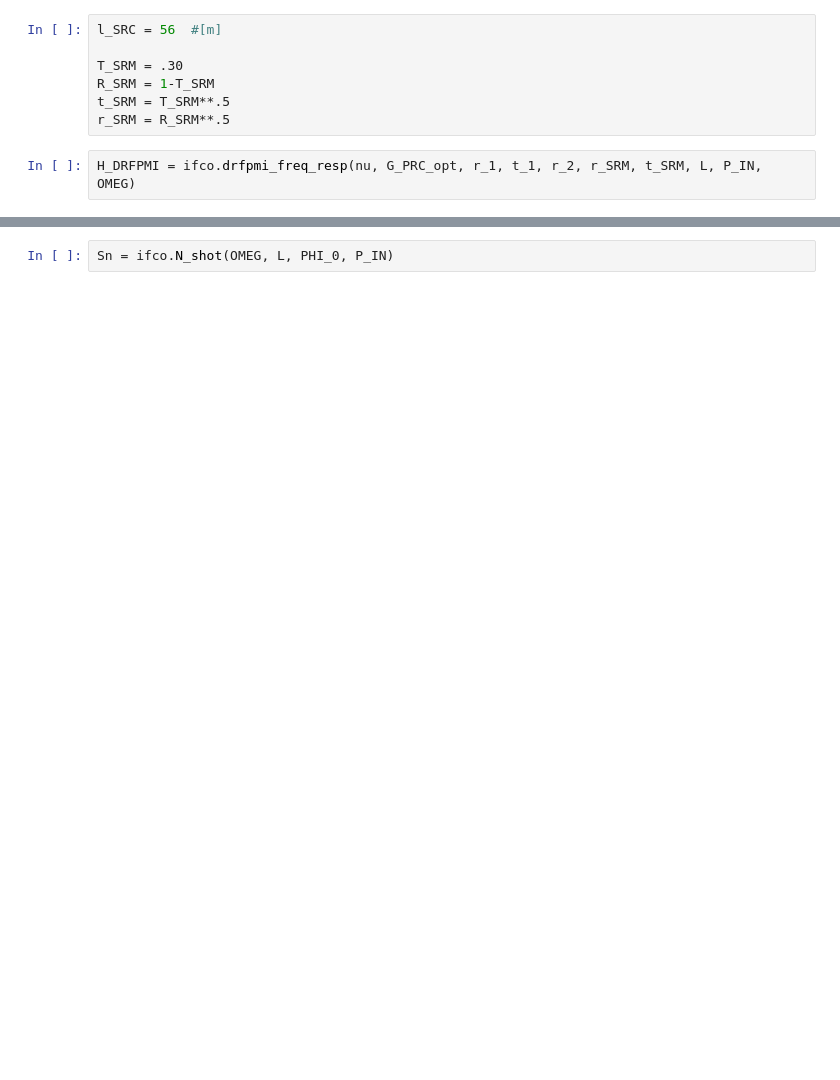
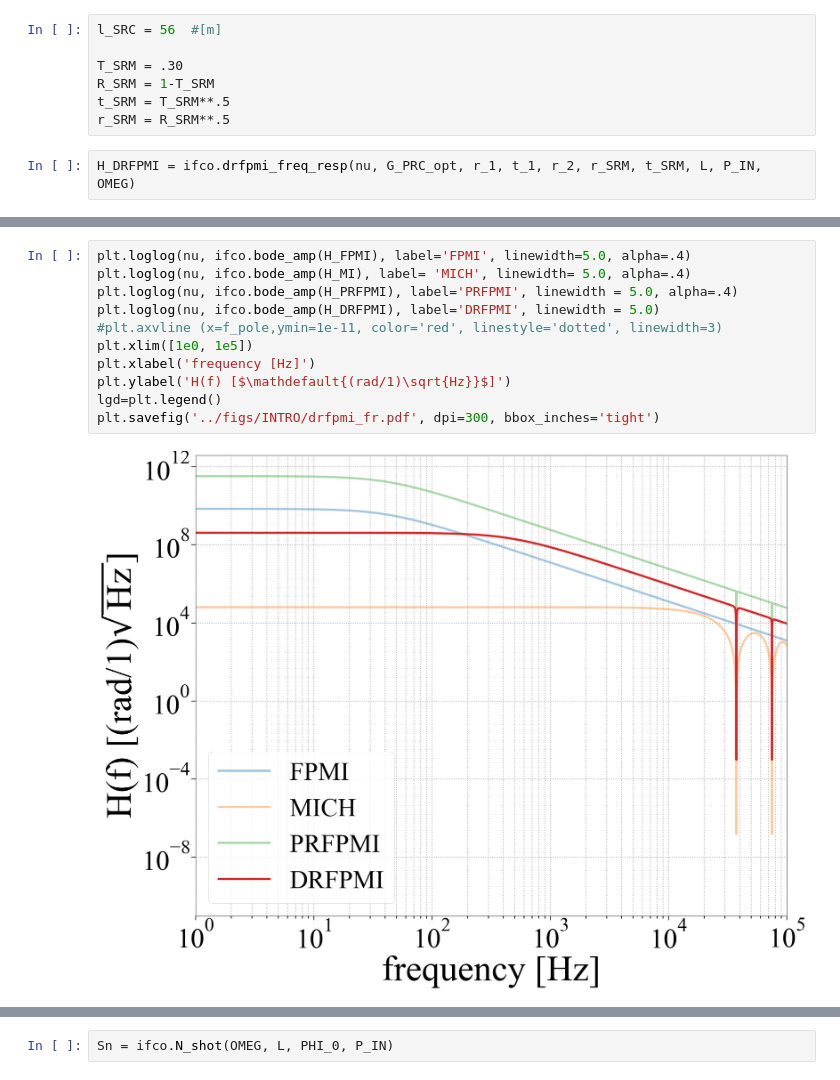
Before and after one commit to dancvan/dissertation, a Jupyter notebook: code/drfpmi_fr.ipynb, the cells around one changed output, grey strips where cells are left out. Cells and saved outputs as stored; diff of their text form; blank space fills up the shorter version.

```diff
--- a/code/drfpmi_fr.ipynb
+++ b/code/drfpmi_fr.ipynb
@@ -301 +281,14 @@ Text(0, 0.5, 'phase [deg]')
+# %%
+plt.loglog(nu, ifco.bode_amp(H_FPMI), label='FPMI', linewidth=5.0, alpha=.4)
+plt.loglog(nu, ifco.bode_amp(H_MI), label= 'MICH', linewidth= 5.0, alpha=.4)
+plt.loglog(nu, ifco.bode_amp(H_PRFPMI), label='PRFPMI', linewidth = 5.0, alpha=.4)
+plt.loglog(nu, ifco.bode_amp(H_DRFPMI), label='DRFPMI', linewidth = 5.0)
+#plt.axvline (x=f_pole,ymin=1e-11, color='red', linestyle='dotted', linewidth=3)
+plt.xlim([1e0, 1e5])
+plt.xlabel('frequency [Hz]')
+plt.ylabel('H(f) [$\mathdefault{(rad/1)\sqrt{Hz}}$]')
+lgd=plt.legend()
+plt.savefig('../figs/INTRO/drfpmi_fr.pdf', dpi=300, bbox_inches='tight')
+# %% [output]
+[figure, added]
 # %%
```
Also changed, not shown: parts of 12 cells of this notebook, 7 other files.
